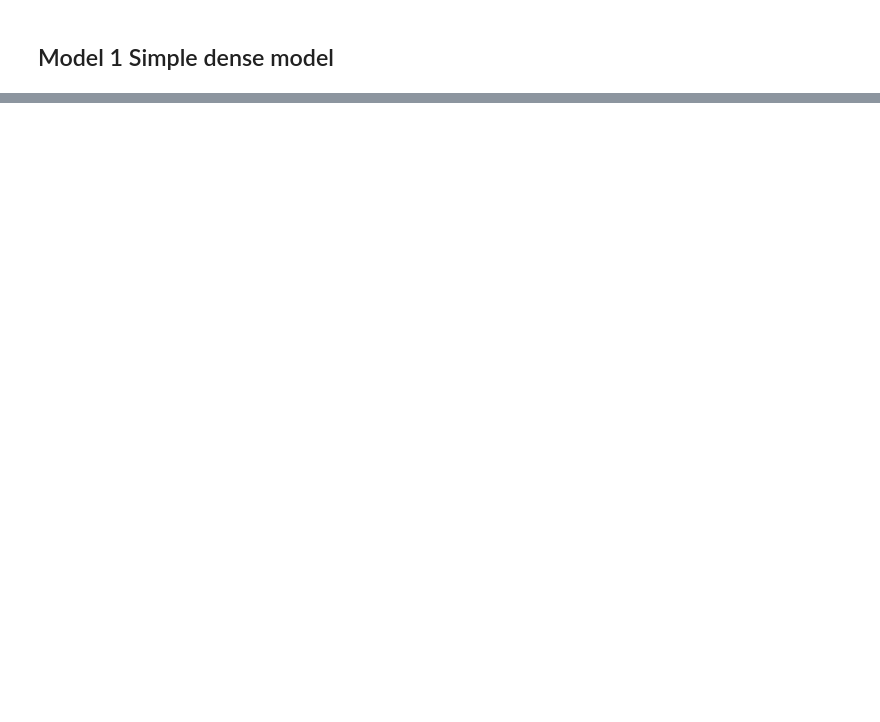
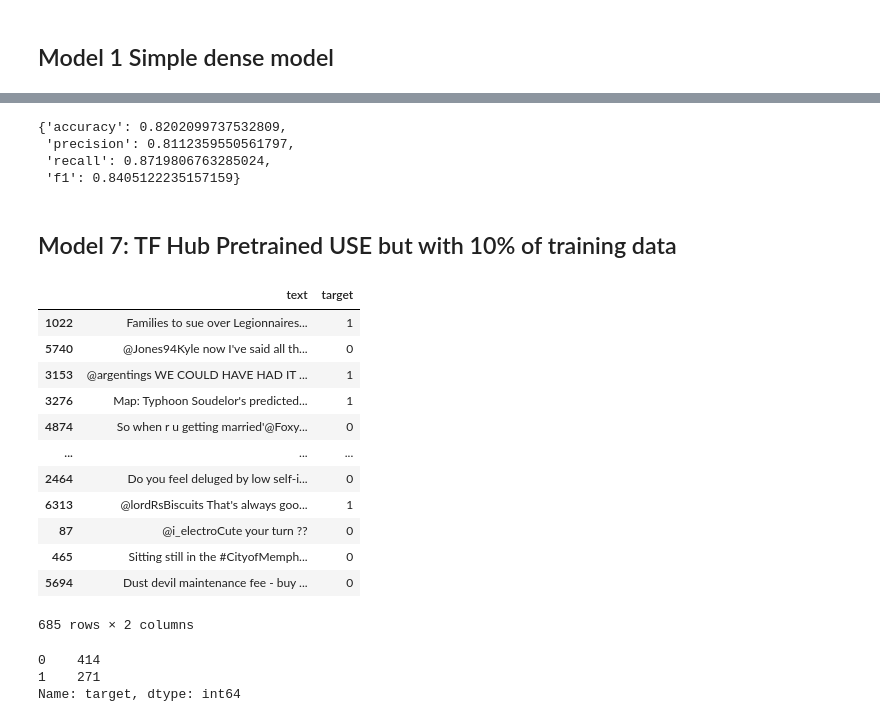
Before and after one commit to vinhpeters/tf-exam, a Jupyter notebook: 08_nlp.ipynb, the cells around one changed output, grey strips where cells are left out. Drawn from its saved outputs; the diff is of its cells as text; code cells hidden in the pictures; blank space fills up the shorter version.

```diff
--- a/08_nlp.ipynb
+++ b/08_nlp.ipynb
@@ -313,0 +673,28 @@ model_1_pred_probs.shape
+# %%
+model_6_results = calculate_results(val_labels, model_6_preds)
+model_6_results
+# %% [output]
+{'accuracy': 0.8202099737532809,
+ 'precision': 0.8112359550561797,
+ 'recall': 0.8719806763285024,
+ 'f1': 0.8405122235157159}
+# %% [markdown]
+## Model 7: TF Hub Pretrained USE but with 10% of training data
+# %%
+train_10_percent = pd.DataFrame(list(zip(train_sentences,train_labels)), columns=['text','target']).sample(frac=0.1, random_state=42)
+# %%
+train_10_percent
+# %% [output]
+|  | text | target |
+| 1022 | Families to sue over Legionnaires... | 1 |
+| 5740 | @Jones94Kyle now I've said all th... | 0 |
+| 3153 | @argentings WE COULD HAVE HAD IT ... | 1 |
+| 3276 | Map: Typhoon Soudelor's predicted... | 1 |
+| 4874 | So when r u getting married'@Foxy... | 0 |
+| ... | ... | ... |
+| 2464 | Do you feel deluged by low self-i... | 0 |
+| 6313 | @lordRsBiscuits That's always goo... | 1 |
+| 87 | @i_electroCute your turn ?? | 0 |
+| 465 | Sitting still in the #CityofMemph... | 0 |
+| 5694 | Dust devil maintenance fee - buy ... | 0 |
+685 rows × 2 columns
@@ -313,0 +704,6 @@ model_1_pred_probs.shape
+# %%
+train_10_percent.target.value_counts()
+# %% [output]
+0    414
+1    271
+Name: target, dtype: int64
```
Also changed, not shown: parts of 67 cells of this notebook.
